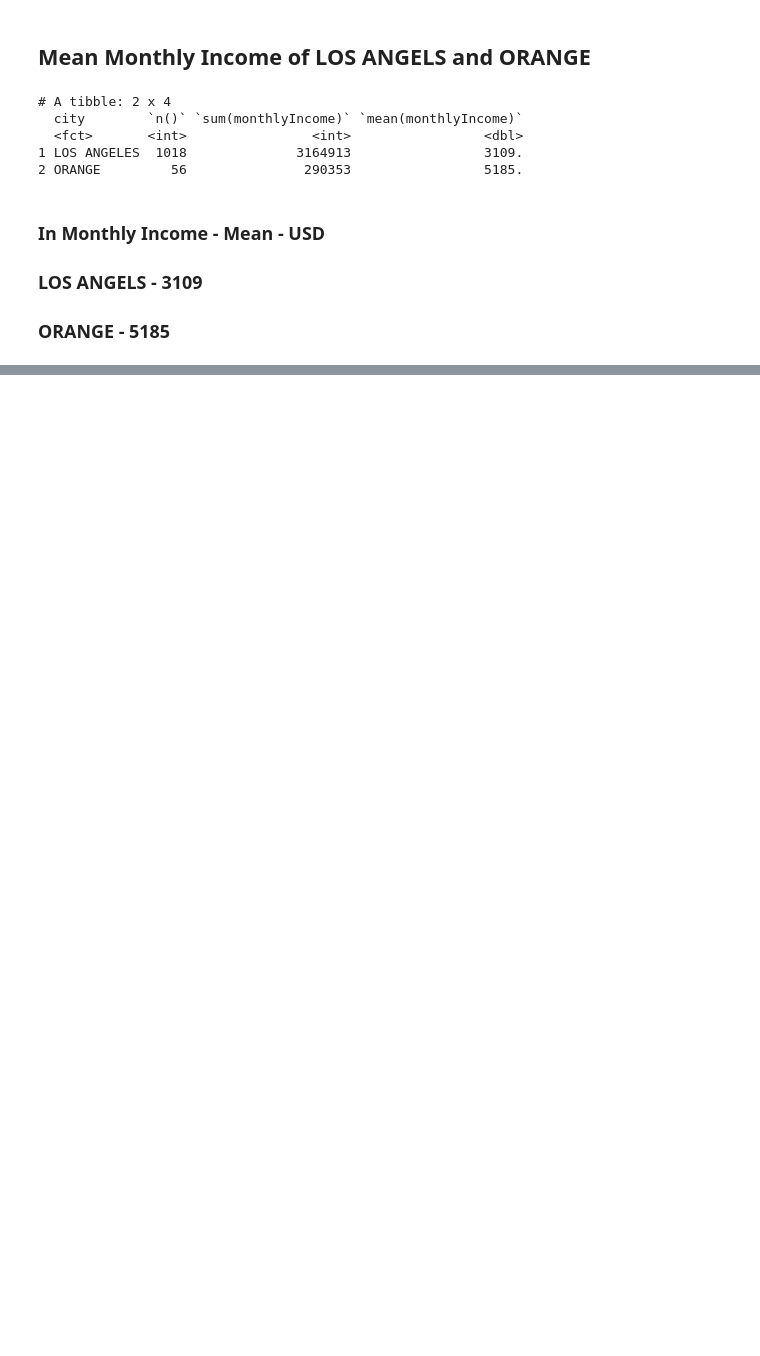
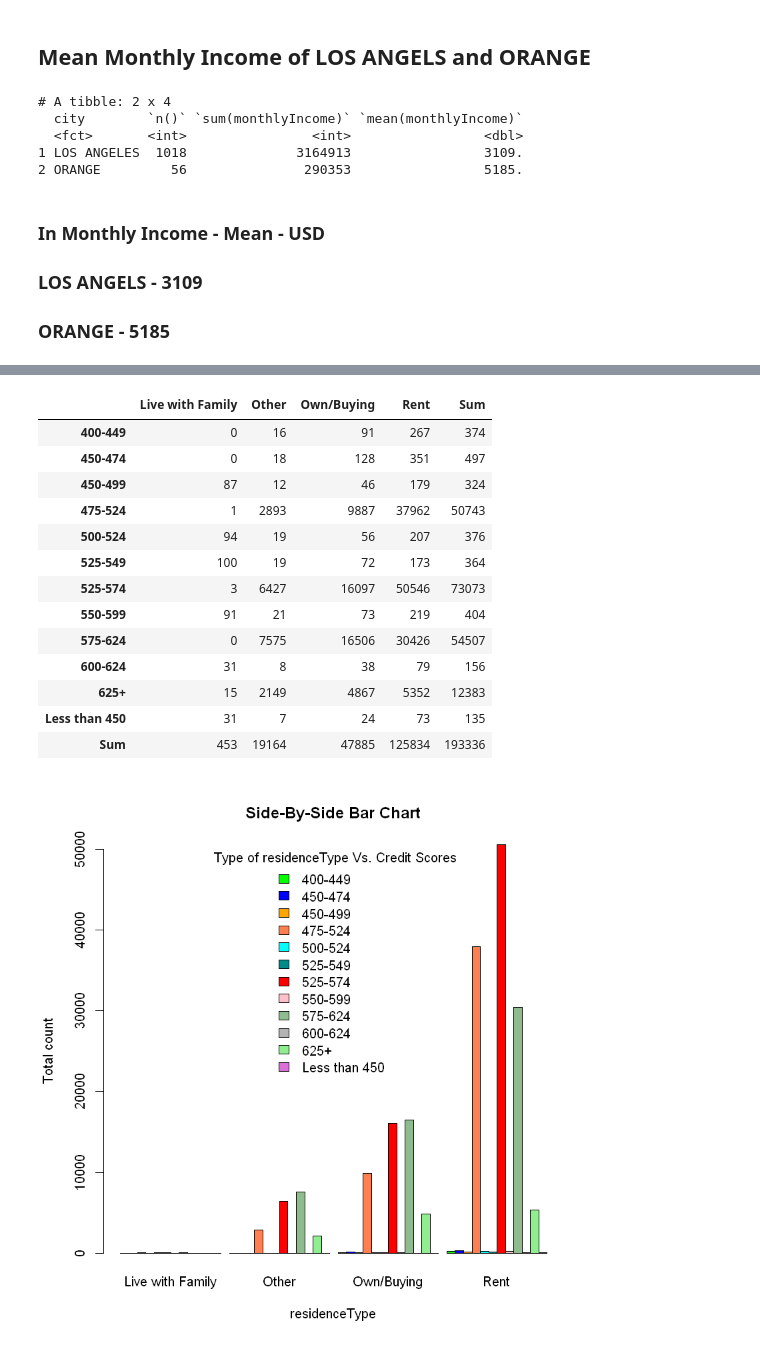
Before and after one commit to gpavankumar1974/Rprogram, a Jupyter notebook: Karan Auto Finance data Task1.ipynb, the cells around one changed output, grey strips where cells are left out. Drawn from its saved outputs; the diff is of its cells as text; code cells hidden in the pictures; blank space fills up the shorter version.

```diff
--- a/Karan Auto Finance data Task1.ipynb
+++ b/Karan Auto Finance data Task1.ipynb
@@ -51,0 +178,21 @@ print(result)
+# %%
+table1 <- table(analysis.anova$creditScore, analysis.anova$residenceType, dnn=c("creditScore", "residenceType")) # Creates a contingency table
+addmargins(table1) #Displays the table (Not necessary)
+barplot(table1, ylab="Total count", xlab="residenceType", main="Side-By-Side Bar Chart", col=c("green", "blue", "orange","coral", "cyan", "darkcyan","red","pink","darkseagreen","gray70","lightgreen","orchid" ), beside=TRUE, width=.3)
+legend("top", title=" Type of residenceType Vs. Credit Scores", legend= sort(unique(analysis.anova$creditScore)), fill =c("green", "blue", "orange","coral", "cyan", "darkcyan","red","pink","darkseagreen","gray70","lightgreen","orchid" ), box.lty=0)
+# %% [output]
+|  | Live with Family | Other | Own/Buying | Rent | Sum |
+| 400-449 | 0 | 16 | 91 | 267 | 374 |
+| 450-474 | 0 | 18 | 128 | 351 | 497 |
+| 450-499 | 87 | 12 | 46 | 179 | 324 |
+| 475-524 | 1 | 2893 | 9887 | 37962 | 50743 |
+| 500-524 | 94 | 19 | 56 | 207 | 376 |
+| 525-549 | 100 | 19 | 72 | 173 | 364 |
+| 525-574 | 3 | 6427 | 16097 | 50546 | 73073 |
+| 550-599 | 91 | 21 | 73 | 219 | 404 |
+| 575-624 | 0 | 7575 | 16506 | 30426 | 54507 |
+| 600-624 | 31 | 8 | 38 | 79 | 156 |
+| 625+ | 15 | 2149 | 4867 | 5352 | 12383 |
+| Less than 450 | 31 | 7 | 24 | 73 | 135 |
+| Sum | 453 | 19164 | 47885 | 125834 | 193336 |
+[figure, added]
```
Also changed, not shown: parts of 19 cells of this notebook.
